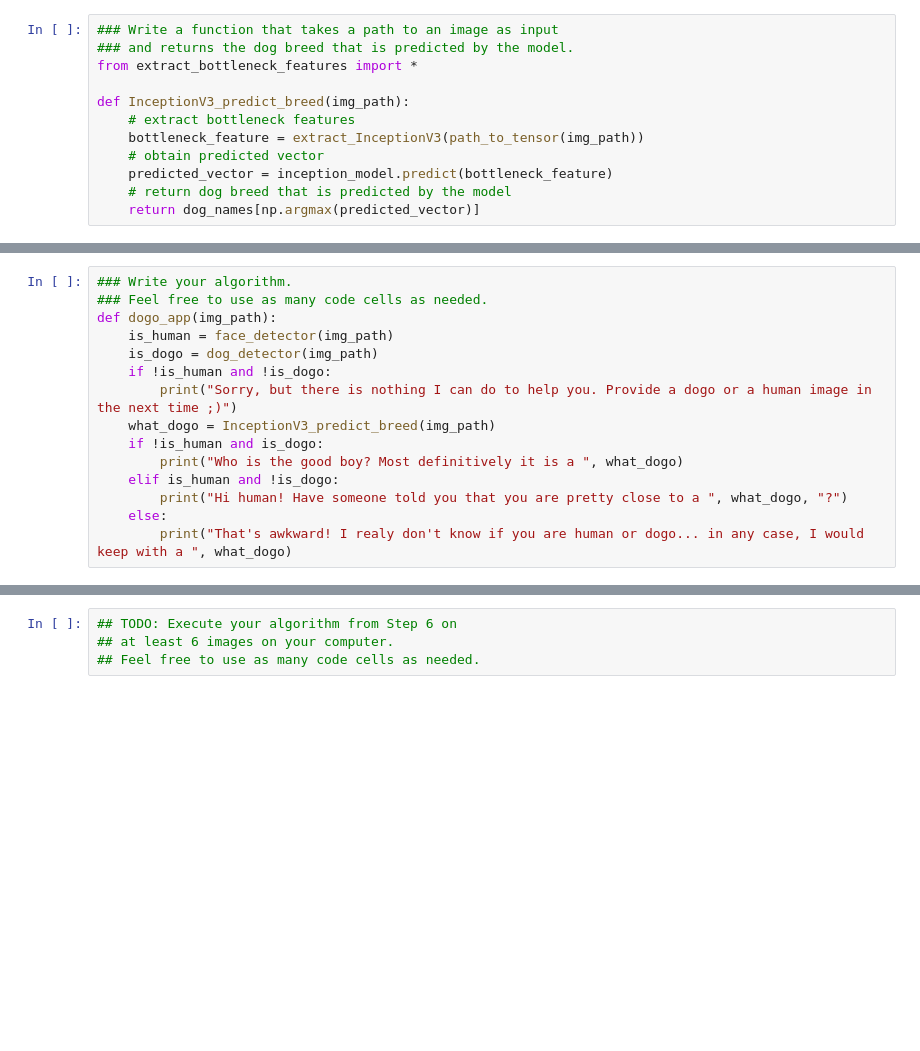
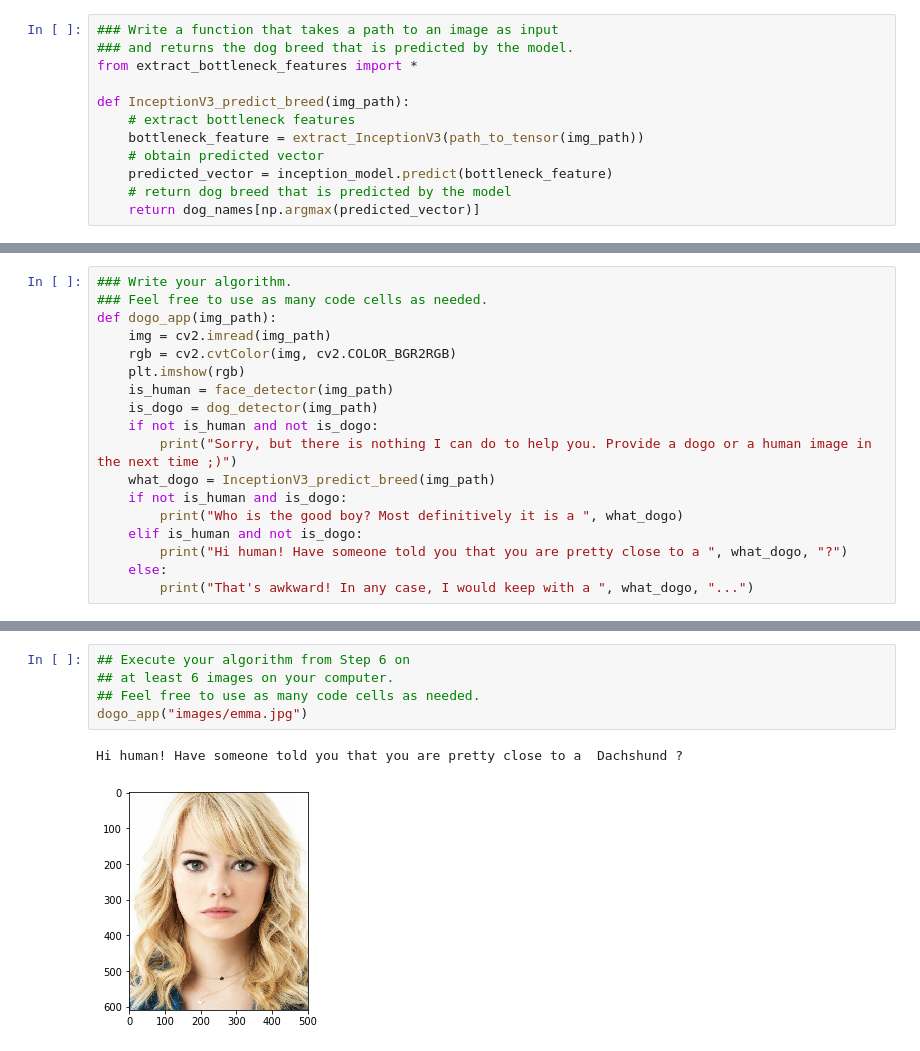
Before and after one commit to tibaes/udacity-dog, a Jupyter notebook: dog_app.ipynb, the cells around one changed output, grey strips where cells are left out. Cells and saved outputs as stored; diff of their text form; blank space fills up the shorter version.

Commit message:
Step 7

```diff
--- a/dog_app.ipynb
+++ b/dog_app.ipynb
@@ -717,14 +717,17 @@ Some sample output for our algorithm is provided below, but feel free to design
 ### Write your algorithm.
 ### Feel free to use as many code cells as needed.
 def dogo_app(img_path):
+    img = cv2.imread(img_path)
+    rgb = cv2.cvtColor(img, cv2.COLOR_BGR2RGB)
+    plt.imshow(rgb)
     is_human = face_detector(img_path)
     is_dogo = dog_detector(img_path)
-    if !is_human and !is_dogo:
+    if not is_human and not is_dogo:
         print("Sorry, but there is nothing I can do to help you. Provide a dogo or a human image in the next time ;)")
     what_dogo = InceptionV3_predict_breed(img_path)
-    if !is_human and is_dogo:
+    if not is_human and is_dogo:
         print("Who is the good boy? Most definitively it is a ", what_dogo)
-    elif is_human and !is_dogo:
+    elif is_human and not is_dogo:
         print("Hi human! Have someone told you that you are pretty close to a ", what_dogo, "?")
     else:
-        print("That's awkward! I realy don't know if you are human or dogo... in any case, I would keep with a ", what_dogo)
+        print("That's awkward! In any case, I would keep with a ", what_dogo, "...")
@@ -747,4 +750,8 @@ __Answer:__
 # %%
-## TODO: Execute your algorithm from Step 6 on
+## Execute your algorithm from Step 6 on
 ## at least 6 images on your computer.
 ## Feel free to use as many code cells as needed.
+dogo_app("images/emma.jpg")
+# %% [output]
+Hi human! Have someone told you that you are pretty close to a  Dachshund ?
+[figure, added]
```
Also changed, not shown: parts of 9 cells of this notebook, 8 other files.
